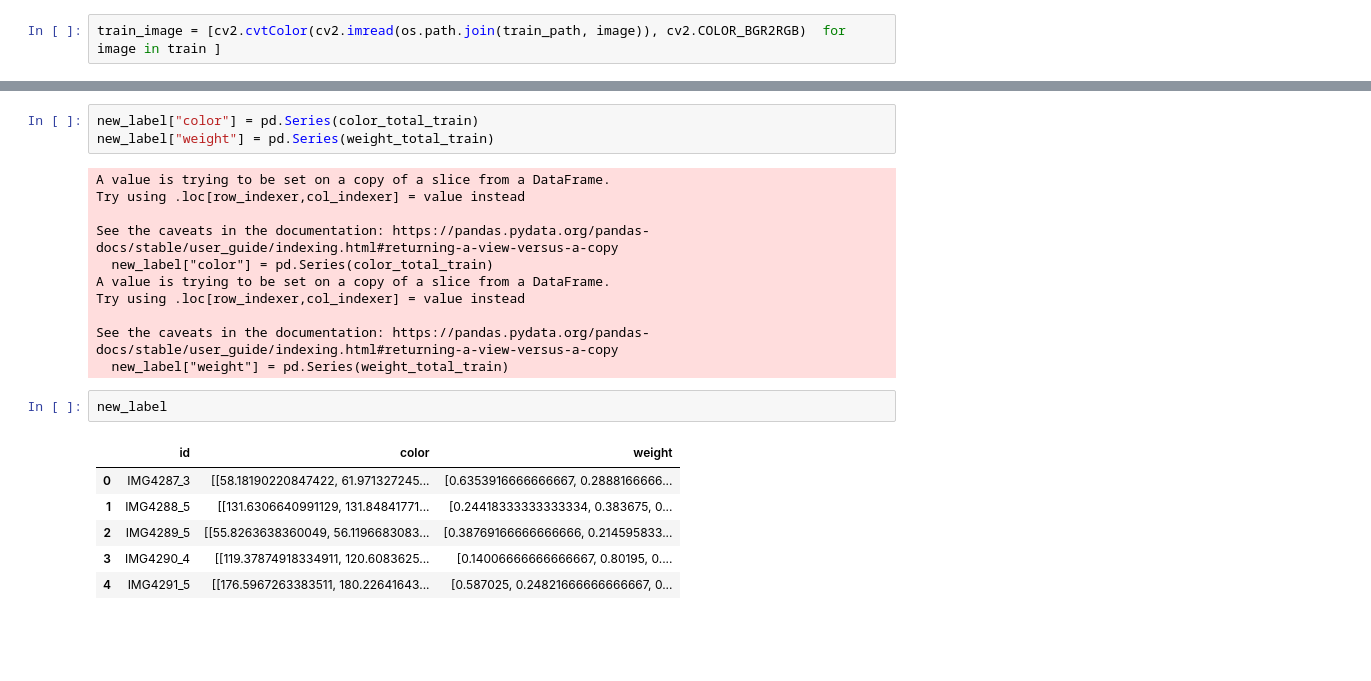
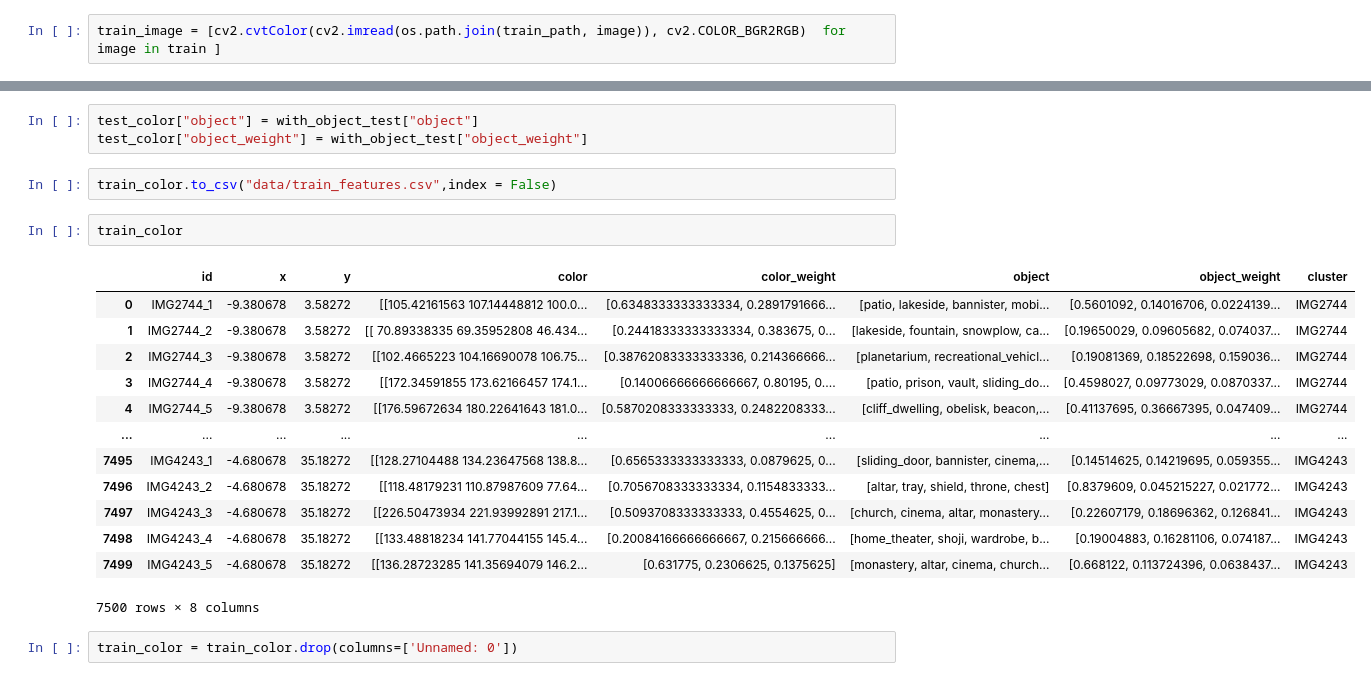
Before and after one commit to echoid/Fine-grained-localisation, a Jupyter notebook: test.ipynb, the cells around one changed output, grey strips where cells are left out. Saved outputs shown, nothing was run; the diff lists cells and outputs as text; blank space fills up the shorter version.

Commit message:
object dection feature and weight

```diff
--- a/test.ipynb
+++ b/test.ipynb
@@ -39,23 +76,23 @@ new_label
-# %%
-new_label["color"] = pd.Series(color_total_train)
-new_label["weight"] = pd.Series(weight_total_train)
-# %% [output]
-A value is trying to be set on a copy of a slice from a DataFrame.
-Try using .loc[row_indexer,col_indexer] = value instead
-
-See the caveats in the documentation: https://pandas.pydata.org/pandas-docs/stable/user_guide/indexing.html#returning-a-view-versus-a-copy
-  new_label["color"] = pd.Series(color_total_train)
-A value is trying to be set on a copy of a slice from a DataFrame.
-Try using .loc[row_indexer,col_indexer] = value instead
-
-See the caveats in the documentation: https://pandas.pydata.org/pandas-docs/stable/user_guide/indexing.html#returning-a-view-versus-a-copy
-  new_label["weight"] = pd.Series(weight_total_train)
-# %%
-new_label
-# %% [output]
-|  | id | color | weight |
-| 0 | IMG4287_3 | [[58.18190220847422, 61.971327245... | [0.6353916666666667, 0.2888166666... |
-| 1 | IMG4288_5 | [[131.6306640991129, 131.84841771... | [0.24418333333333334, 0.383675, 0... |
-| 2 | IMG4289_5 | [[55.8263638360049, 56.1196683083... | [0.38769166666666666, 0.214595833... |
-| 3 | IMG4290_4 | [[119.37874918334911, 120.6083625... | [0.14006666666666667, 0.80195, 0.... |
-| 4 | IMG4291_5 | [[176.5967263383511, 180.22641643... | [0.587025, 0.24821666666666667, 0... |
+# %%
+test_color["object"] = with_object_test["object"]
+test_color["object_weight"] = with_object_test["object_weight"]
+# %%
+train_color.to_csv("data/train_features.csv",index = False)
+# %%
+train_color
+# %% [output]
+|  | id | x | y | color | color_weight | object | object_weight | cluster |
+| 0 | IMG2744_1 | -9.380678 | 3.58272 | [[105.42161563 107.14448812 100.0... | [0.6348333333333334, 0.2891791666... | [patio, lakeside, bannister, mobi... | [0.5601092, 0.14016706, 0.0224139... | IMG2744 |
+| 1 | IMG2744_2 | -9.380678 | 3.58272 | [[ 70.89338335 69.35952808 46.434... | [0.24418333333333334, 0.383675, 0... | [lakeside, fountain, snowplow, ca... | [0.19650029, 0.09605682, 0.074037... | IMG2744 |
+| 2 | IMG2744_3 | -9.380678 | 3.58272 | [[102.4665223 104.16690078 106.75... | [0.38762083333333336, 0.214366666... | [planetarium, recreational_vehicl... | [0.19081369, 0.18522698, 0.159036... | IMG2744 |
+| 3 | IMG2744_4 | -9.380678 | 3.58272 | [[172.34591855 173.62166457 174.1... | [0.14006666666666667, 0.80195, 0.... | [patio, prison, vault, sliding_do... | [0.4598027, 0.09773029, 0.0870337... | IMG2744 |
+| 4 | IMG2744_5 | -9.380678 | 3.58272 | [[176.59672634 180.22641643 181.0... | [0.5870208333333333, 0.2482208333... | [cliff_dwelling, obelisk, beacon,... | [0.41137695, 0.36667395, 0.047409... | IMG2744 |
+| ... | ... | ... | ... | ... | ... | ... | ... | ... |
+| 7495 | IMG4243_1 | -4.680678 | 35.18272 | [[128.27104488 134.23647568 138.8... | [0.6565333333333333, 0.0879625, 0... | [sliding_door, bannister, cinema,... | [0.14514625, 0.14219695, 0.059355... | IMG4243 |
+| 7496 | IMG4243_2 | -4.680678 | 35.18272 | [[118.48179231 110.87987609 77.64... | [0.7056708333333334, 0.1154833333... | [altar, tray, shield, throne, chest] | [0.8379609, 0.045215227, 0.021772... | IMG4243 |
+| 7497 | IMG4243_3 | -4.680678 | 35.18272 | [[226.50473934 221.93992891 217.1... | [0.5093708333333333, 0.4554625, 0... | [church, cinema, altar, monastery... | [0.22607179, 0.18696362, 0.126841... | IMG4243 |
+| 7498 | IMG4243_4 | -4.680678 | 35.18272 | [[133.48818234 141.77044155 145.4... | [0.20084166666666667, 0.215666666... | [home_theater, shoji, wardrobe, b... | [0.19004883, 0.16281106, 0.074187... | IMG4243 |
+| 7499 | IMG4243_5 | -4.680678 | 35.18272 | [[136.28723285 141.35694079 146.2... | [0.631775, 0.2306625, 0.1375625] | [monastery, altar, cinema, church... | [0.668122, 0.113724396, 0.0638437... | IMG4243 |
+7500 rows × 8 columns
+# %%
+train_color = train_color.drop(columns=['Unnamed: 0'])
```
Also changed, not shown: parts of 22 cells of this notebook, 6 other files.
